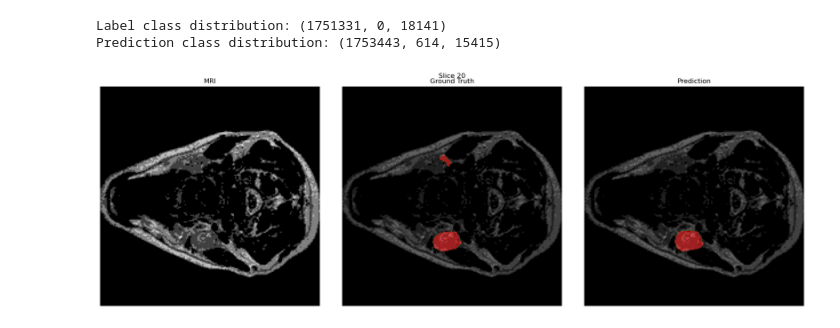
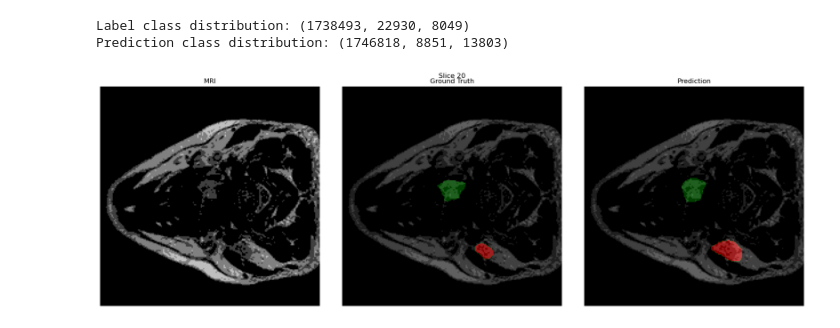
Before and after one commit to herminega/tdt4265_mini_project, a Jupyter notebook: inference.ipynb, the cells around one changed output. Saved outputs shown, nothing was run; the diff lists cells and outputs as text; code cells hidden in the pictures.

```diff
--- a/inference.ipynb
+++ b/inference.ipynb
@@ -74,12 +62,9 @@ recall_class2: 0.5860
 # %%
-### VISUALIZE SLICES ###
-visualize_slices(
-    image_path     = f"{OUTPUT_DIR}/image_16.nii.gz",
-    label_path     = f"{OUTPUT_DIR}/label_16.nii.gz",
-    prediction_path= f"{OUTPUT_DIR}/prediction_16.nii.gz",
-    slice_idx      = 20
-)
+# Visualize
+visualize_slices(f"{OUTPUT_DIR}/image_3.nii.gz",
+                 f"{OUTPUT_DIR}/label_3.nii.gz",
+                 f"{OUTPUT_DIR}/prediction_3.nii.gz", slice_idx=20)
 # %% [output]
-Label class distribution: (1751331, 0, 18141)
-Prediction class distribution: (1753443, 614, 15415)
+Label class distribution: (1738493, 22930, 8049)
+Prediction class distribution: (1746818, 8851, 13803)
-[figure, old version]
+[figure, new version]
```
Also changed, not shown: parts of 6 cells of this notebook, 3 other files.
